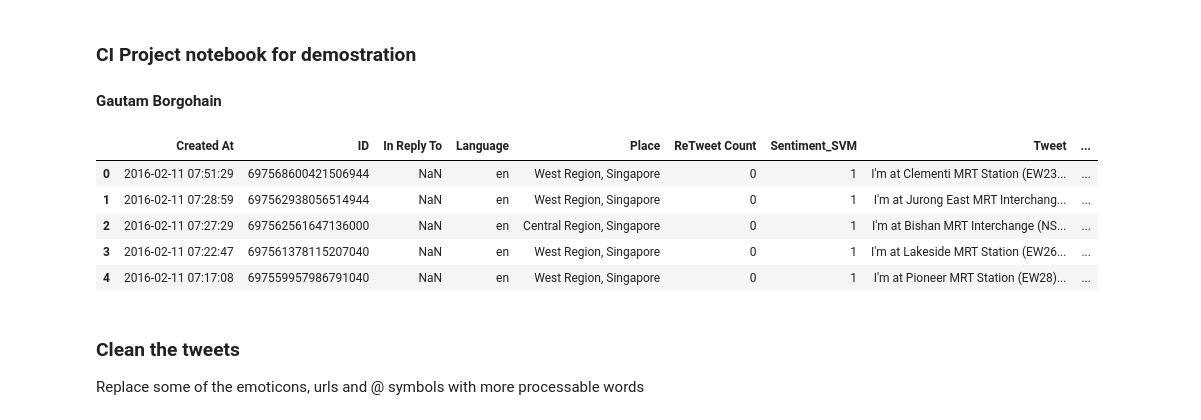
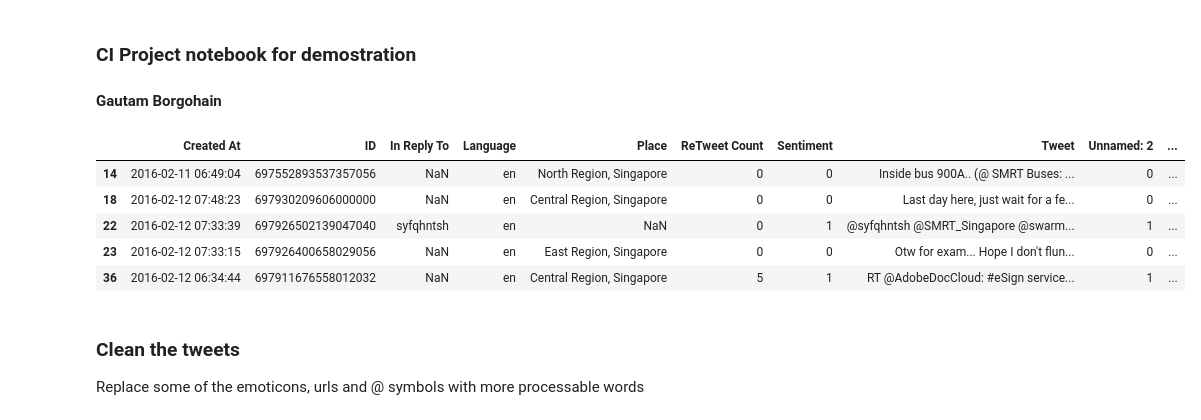
Before and after one commit to gautamborgohain/DataScience, a Jupyter notebook: Twitter_target_dependent_SA/InProgress_Sentiment_Analysis.ipynb, the cells around one changed output. Cells and saved outputs as stored; diff of their text form; code cells hidden in the pictures.

```diff
--- a/Twitter_target_dependent_SA/InProgress_Sentiment_Analysis.ipynb
+++ b/Twitter_target_dependent_SA/InProgress_Sentiment_Analysis.ipynb
@@ -11,15 +11,15 @@ pd.options.display.max_rows = 10
 pd.options.display.notebook_repr_html = True
 pd.options.display.max_columns = None
 # %%
-data_unlab = pd.read_excel('/Users/gautamborgohain/Desktop/DATA/Tweets_unlabeled.xlsx')
+data_unlab = pd.read_excel('/Users/gautamborgohain/Desktop/DATA/Tweets_labeled.xls')
 data_unlab.head()
 # %% [output]
-|  | Created At | ID | In Reply To | Language | Place | ReTweet Count | Sentiment_SVM | Tweet | ... |
-| 0 | 2016-02-11 07:51:29 | 697568600421506944 | NaN | en | West Region, Singapore | 0 | 1 | I'm at Clementi MRT Station (EW23... | ... |
-| 1 | 2016-02-11 07:28:59 | 697562938056514944 | NaN | en | West Region, Singapore | 0 | 1 | I'm at Jurong East MRT Interchang... | ... |
-| 2 | 2016-02-11 07:27:29 | 697562561647136000 | NaN | en | Central Region, Singapore | 0 | 1 | I'm at Bishan MRT Interchange (NS... | ... |
-| 3 | 2016-02-11 07:22:47 | 697561378115207040 | NaN | en | West Region, Singapore | 0 | 1 | I'm at Lakeside MRT Station (EW26... | ... |
-| 4 | 2016-02-11 07:17:08 | 697559957986791040 | NaN | en | West Region, Singapore | 0 | 1 | I'm at Pioneer MRT Station (EW28)... | ... |
+|  | Created At | ID | In Reply To | Language | Place | ReTweet Count | Sentiment | Tweet | Unnamed: 2 | ... |
+| 14 | 2016-02-11 06:49:04 | 697552893537357056 | NaN | en | North Region, Singapore | 0 | 0 | Inside bus 900A.. (@ SMRT Buses: ... | 0 | ... |
+| 18 | 2016-02-12 07:48:23 | 697930209606000000 | NaN | en | Central Region, Singapore | 0 | 0 | Last day here, just wait for a fe... | 0 | ... |
+| 22 | 2016-02-12 07:33:39 | 697926502139047040 | syfqhntsh | en | NaN | 0 | 1 | @syfqhntsh @SMRT_Singapore @swarm... | 1 | ... |
+| 23 | 2016-02-12 07:33:15 | 697926400658029056 | NaN | en | East Region, Singapore | 0 | 0 | Otw for exam... Hope I don't flun... | 0 | ... |
+| 36 | 2016-02-12 06:34:44 | 697911676558012032 | NaN | en | Central Region, Singapore | 5 | 1 | RT @AdobeDocCloud: #eSign service... | 1 | ... |
 # %% [markdown]
 ### Clean the tweets
 
```
Also changed, not shown: parts of 34 cells of this notebook.
